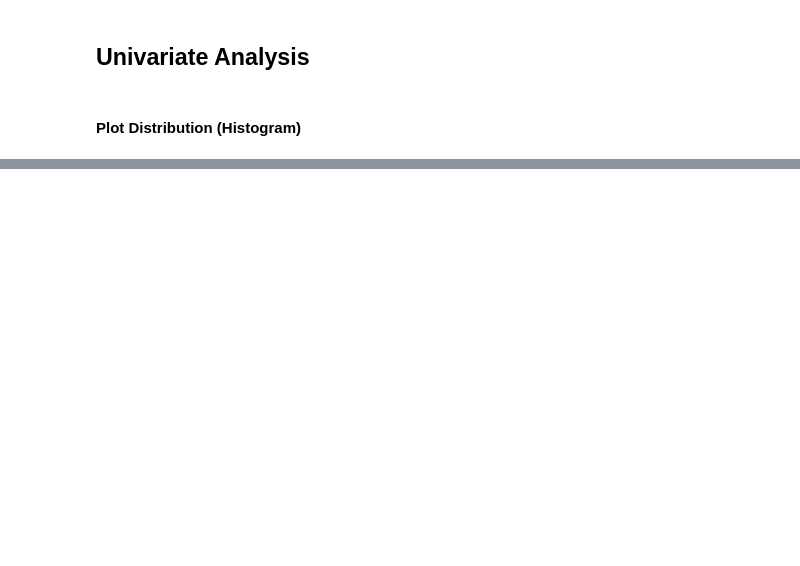
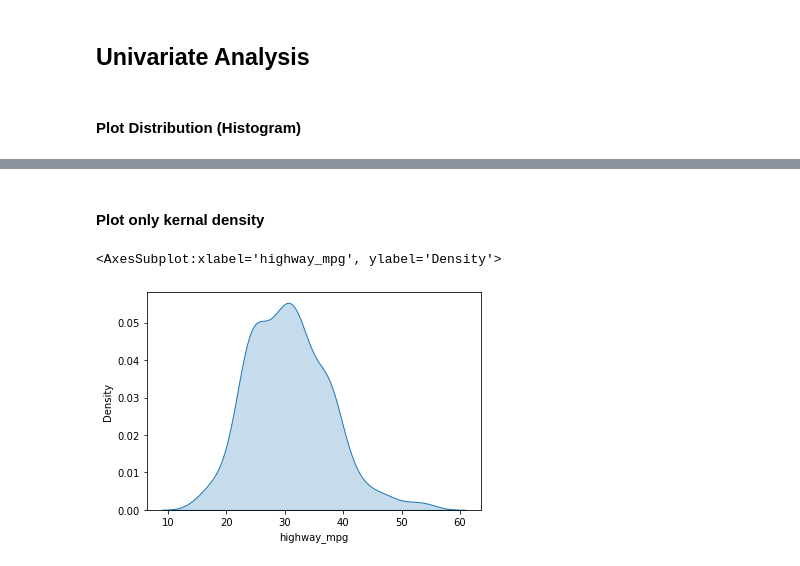
Before and after one commit to pwahane/tutorials, a Jupyter notebook: visualisation.ipynb, the cells around one changed output, grey strips where cells are left out. Drawn from its saved outputs; the diff is of its cells as text; code cells hidden in the pictures; blank space fills up the shorter version.

```diff
--- a/visualisation.ipynb
+++ b/visualisation.ipynb
@@ -118,3 +125,10 @@ sns.displot(auto_data['highway_mpg'])
 #### Distribution Types
 
 ![Distribution](images/distribution.png)
+# %% [markdown]
+#### Plot only kernal density
+# %%
+sns.kdeplot(auto_data['highway_mpg'],shade=True)
+# %% [output]
+<AxesSubplot:xlabel='highway_mpg', ylabel='Density'>
+[figure, added]
```
Also changed, not shown: parts of 19 cells of this notebook.
